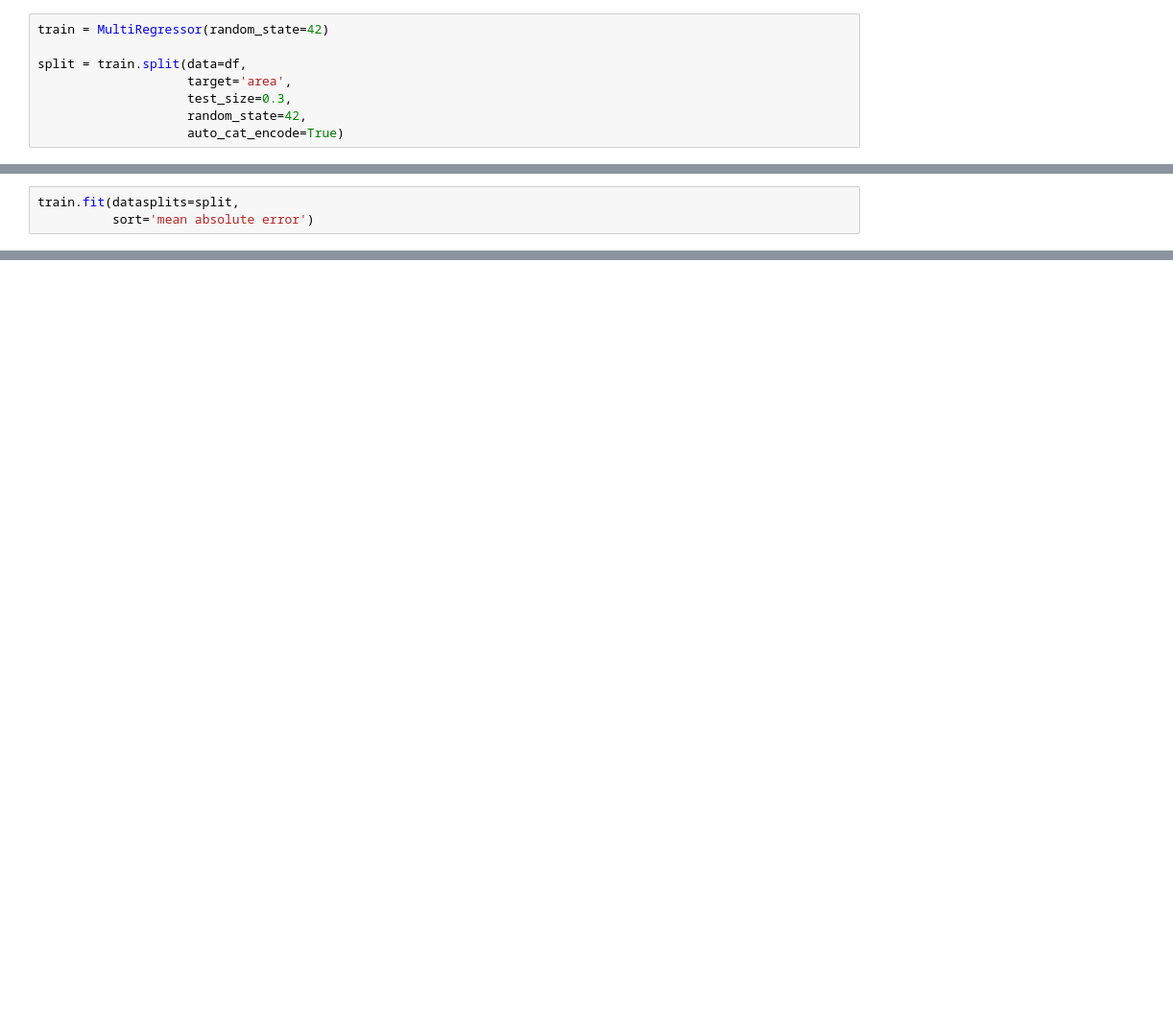
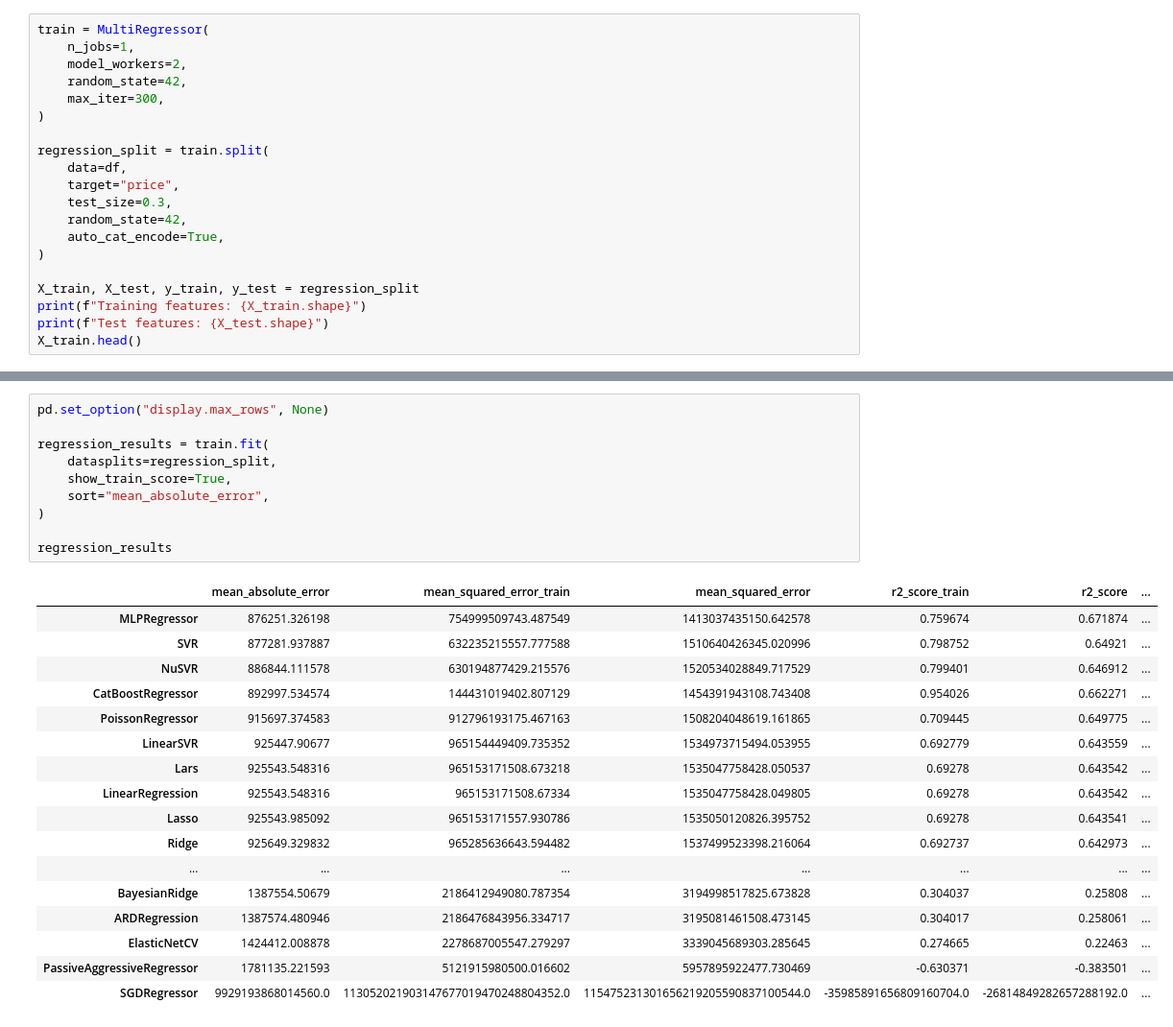
Before and after one commit to LOVE-DOCTOR/MultiTrain, a Jupyter notebook: regression.ipynb, the cells around one changed output, grey strips where cells are left out. Shown at 96% size. Cells and saved outputs as stored; diff of their text form; blank space fills up the shorter version.

```diff
--- a/regression.ipynb
+++ b/regression.ipynb
@@ -15,8 +63,20 @@ df.head()
 # %%
-train = MultiRegressor(random_state=42)
+train = MultiRegressor(
+    n_jobs=1,
+    model_workers=2,
+    random_state=42,
+    max_iter=300,
+)
 
-split = train.split(data=df,
-                    target='area',
-                    test_size=0.3,
-                    random_state=42,
-                    auto_cat_encode=True)
+regression_split = train.split(
+    data=df,
+    target="price",
+    test_size=0.3,
+    random_state=42,
+    auto_cat_encode=True,
+)
+
+X_train, X_test, y_train, y_test = regression_split
+print(f"Training features: {X_train.shape}")
+print(f"Test features: {X_test.shape}")
+X_train.head()
@@ -23,3 +91,0 @@ split = train.split(data=df,
-# %%
-train.fit(datasplits=split,
-          sort='mean absolute error')
@@ -98,0 +96,28 @@ True
+# %%
+pd.set_option("display.max_rows", None)
+
+regression_results = train.fit(
+    datasplits=regression_split,
+    show_train_score=True,
+    sort="mean_absolute_error",
+)
+
+regression_results
+# %% [output]
+|  | mean_absolute_error | mean_squared_error_train | mean_squared_error | r2_score_train | r2_score | ... |
+| MLPRegressor | 876251.326198 | 754999509743.487549 | 1413037435150.642578 | 0.759674 | 0.671874 | ... |
+| SVR | 877281.937887 | 632235215557.777588 | 1510640426345.020996 | 0.798752 | 0.64921 | ... |
+| NuSVR | 886844.111578 | 630194877429.215576 | 1520534028849.717529 | 0.799401 | 0.646912 | ... |
+| CatBoostRegressor | 892997.534574 | 144431019402.807129 | 1454391943108.743408 | 0.954026 | 0.662271 | ... |
+| PoissonRegressor | 915697.374583 | 912796193175.467163 | 1508204048619.161865 | 0.709445 | 0.649775 | ... |
+| LinearSVR | 925447.90677 | 965154449409.735352 | 1534973715494.053955 | 0.692779 | 0.643559 | ... |
+| Lars | 925543.548316 | 965153171508.673218 | 1535047758428.050537 | 0.69278 | 0.643542 | ... |
+| LinearRegression | 925543.548316 | 965153171508.67334 | 1535047758428.049805 | 0.69278 | 0.643542 | ... |
+| Lasso | 925543.985092 | 965153171557.930786 | 1535050120826.395752 | 0.69278 | 0.643541 | ... |
+| Ridge | 925649.329832 | 965285636643.594482 | 1537499523398.216064 | 0.692737 | 0.642973 | ... |
+| ... | ... | ... | ... | ... | ... | ... |
+| BayesianRidge | 1387554.50679 | 2186412949080.787354 | 3194998517825.673828 | 0.304037 | 0.25808 | ... |
+| ARDRegression | 1387574.480946 | 2186476843956.334717 | 3195081461508.473145 | 0.304017 | 0.258061 | ... |
+| ElasticNetCV | 1424412.008878 | 2278687005547.279297 | 3339045689303.285645 | 0.274665 | 0.22463 | ... |
+| PassiveAggressiveRegressor | 1781135.221593 | 5121915980500.016602 | 5957895922477.730469 | -0.630371 | -0.383501 | ... |
+| SGDRegressor | 9929193868014560.0 | 113052021903147677019470248804352.0 | 115475231301656219205590837100544.0 | -35985891656809160704.0 | -26814849282657288192.0 | ... |
```
Also changed, not shown: parts of 20 cells of this notebook, 7 other files.
